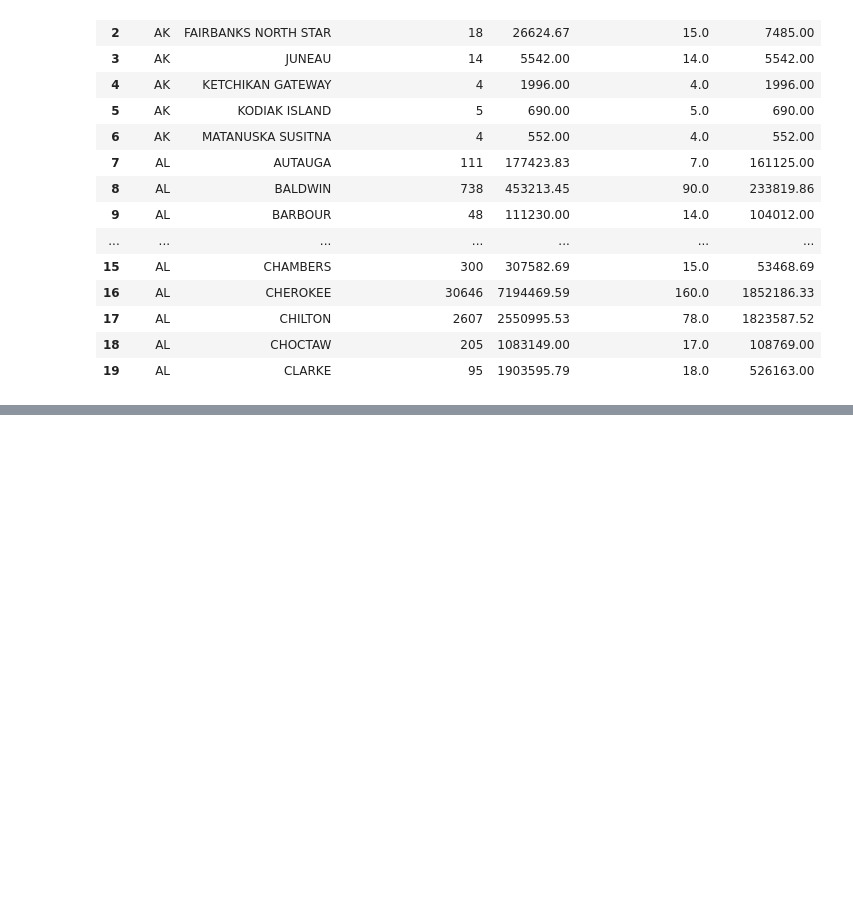
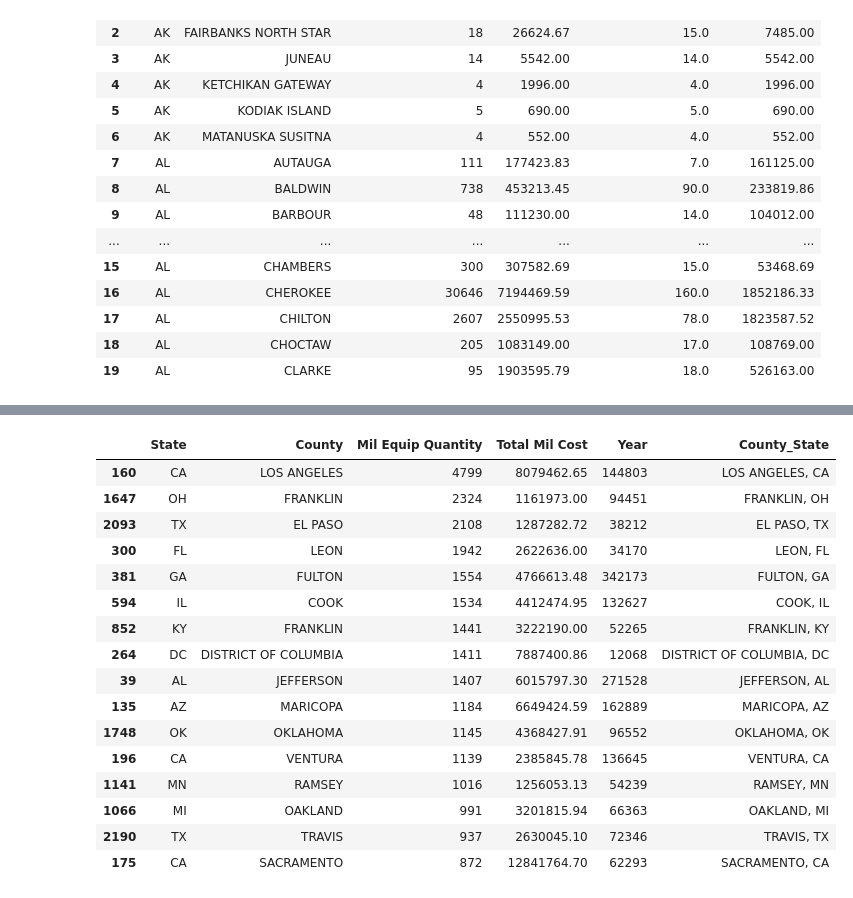
Before and after one commit to cat-mang/LESO_Analysis_Proj, a Jupyter notebook: notebooks/leso_graphs.ipynb, the cells around one changed output, grey strips where cells are left out. Saved outputs shown, nothing was run; the diff lists cells and outputs as text; code cells hidden in the pictures; blank space fills up the shorter version.

```diff
--- a/notebooks/leso_graphs.ipynb
+++ b/notebooks/leso_graphs.ipynb
@@ -181,13 +181,31 @@ plt.show()
 # %%
 #Equipment By County
-county_count = mil_equip.groupby(['State', 'County']).count()
+county_count = mil_equip.groupby(['State', 'County']).sum(numeric_only=True)
 county_df = county_count.reset_index()
-county_df = county_df.sort_values(by='Unique ID', ascending=False)
+county_df = county_df.sort_values(by='Mil Equip Quantity', ascending=False)
 
 
 county_df['County_State'] = county_df['County'] + ', ' + county_df['State']
 county_df.head()
 
-#Counties and States with Over 500 Fatalities
+#Counties and States with a lot of mil equip
 top_counties = county_df.iloc[:16]
 top_counties
+# %% [output]
+|  | State | County | Mil Equip Quantity | Total Mil Cost | Year | County_State |
+| 160 | CA | LOS ANGELES | 4799 | 8079462.65 | 144803 | LOS ANGELES, CA |
+| 1647 | OH | FRANKLIN | 2324 | 1161973.00 | 94451 | FRANKLIN, OH |
+| 2093 | TX | EL PASO | 2108 | 1287282.72 | 38212 | EL PASO, TX |
+| 300 | FL | LEON | 1942 | 2622636.00 | 34170 | LEON, FL |
+| 381 | GA | FULTON | 1554 | 4766613.48 | 342173 | FULTON, GA |
+| 594 | IL | COOK | 1534 | 4412474.95 | 132627 | COOK, IL |
+| 852 | KY | FRANKLIN | 1441 | 3222190.00 | 52265 | FRANKLIN, KY |
+| 264 | DC | DISTRICT OF COLUMBIA | 1411 | 7887400.86 | 12068 | DISTRICT OF COLUMBIA, DC |
+| 39 | AL | JEFFERSON | 1407 | 6015797.30 | 271528 | JEFFERSON, AL |
+| 135 | AZ | MARICOPA | 1184 | 6649424.59 | 162889 | MARICOPA, AZ |
+| 1748 | OK | OKLAHOMA | 1145 | 4368427.91 | 96552 | OKLAHOMA, OK |
+| 196 | CA | VENTURA | 1139 | 2385845.78 | 136645 | VENTURA, CA |
+| 1141 | MN | RAMSEY | 1016 | 1256053.13 | 54239 | RAMSEY, MN |
+| 1066 | MI | OAKLAND | 991 | 3201815.94 | 66363 | OAKLAND, MI |
+| 2190 | TX | TRAVIS | 937 | 2630045.10 | 72346 | TRAVIS, TX |
+| 175 | CA | SACRAMENTO | 872 | 12841764.70 | 62293 | SACRAMENTO, CA |
```
Also changed, not shown: parts of 2 cells of this notebook, 2 other files.
